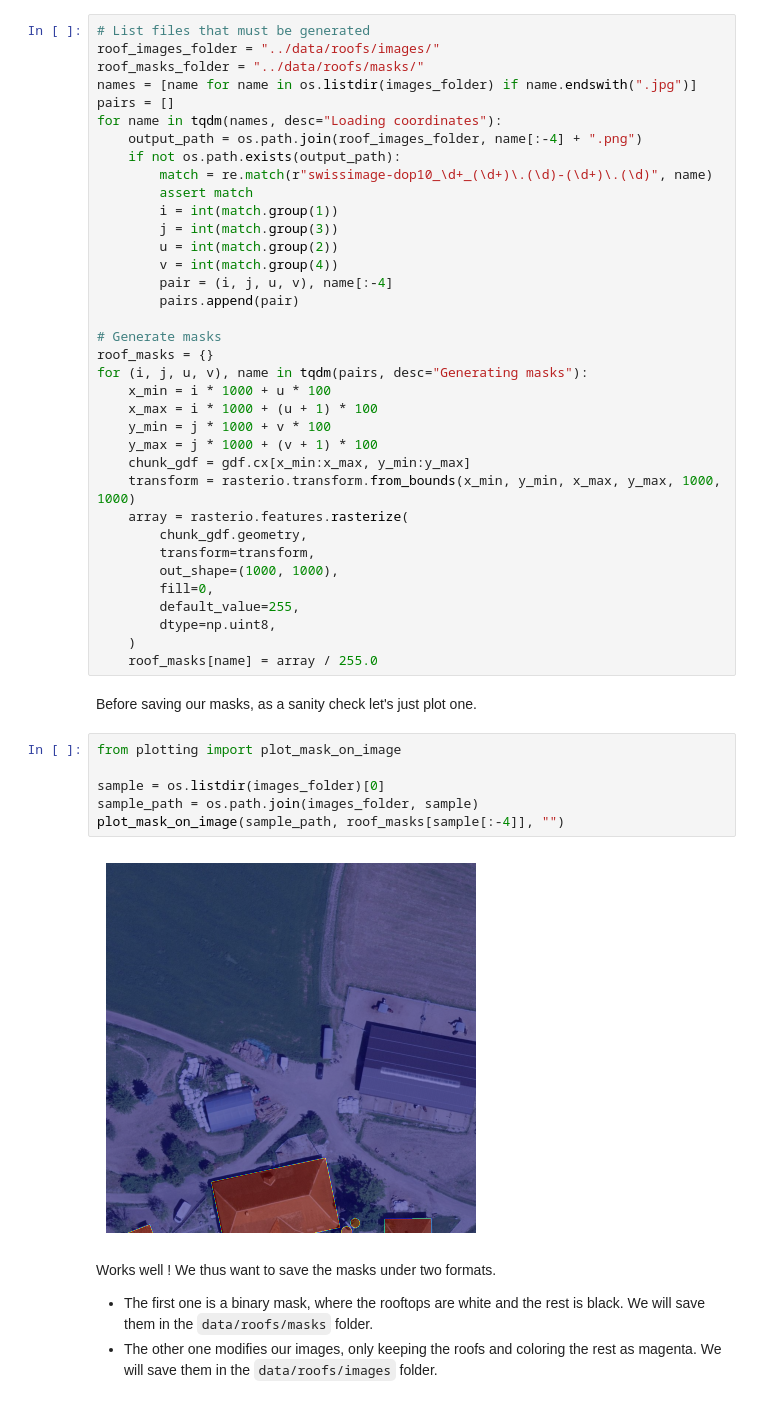
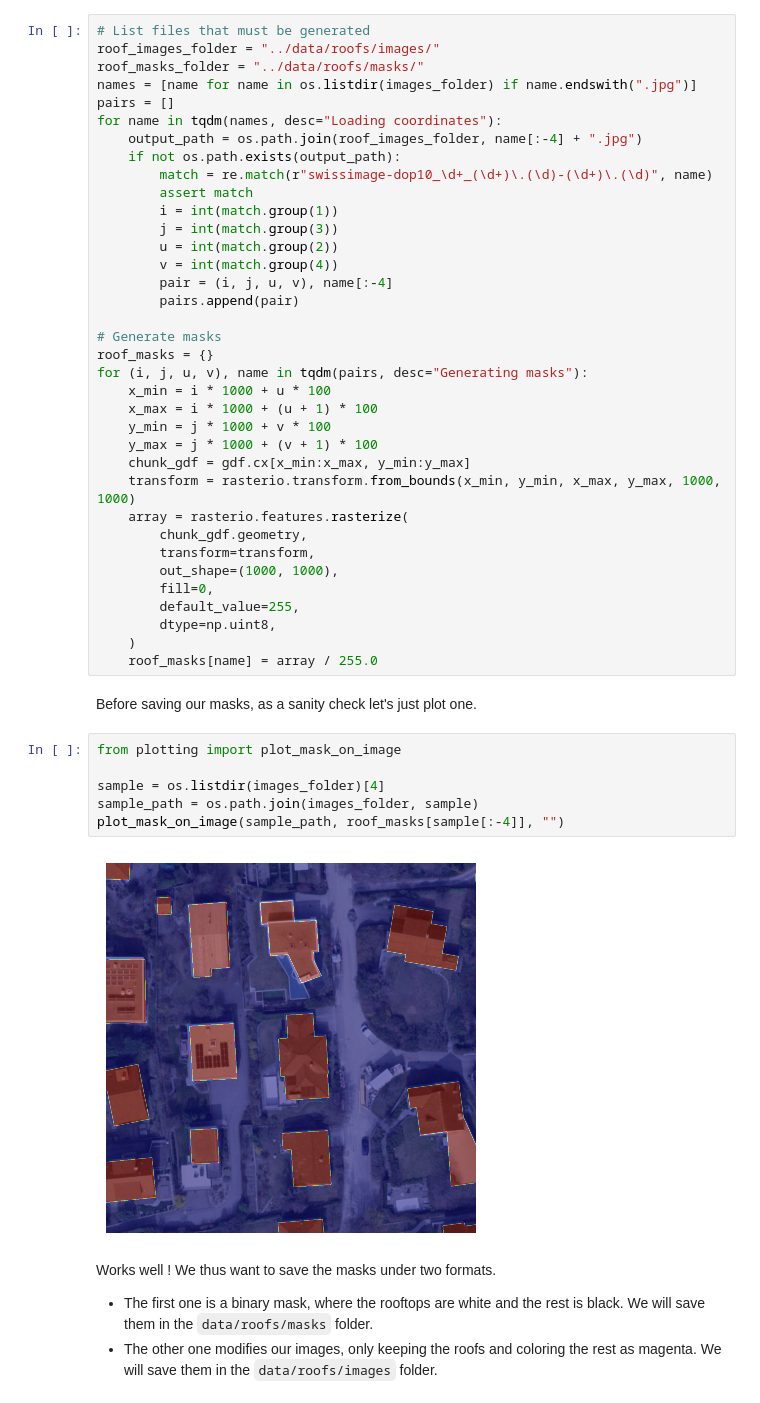
Before and after one commit to jeanprbt/swiss-solar-panel-segmentation, a Jupyter notebook: notebooks/preprocessing.ipynb, the cells around one changed output. Saved outputs shown, nothing was run; the diff lists cells and outputs as text.

```diff
--- a/notebooks/preprocessing.ipynb
+++ b/notebooks/preprocessing.ipynb
@@ -175,7 +175,7 @@ roof_masks_folder = "../data/roofs/masks/"
 names = [name for name in os.listdir(images_folder) if name.endswith(".jpg")]
 pairs = []
 for name in tqdm(names, desc="Loading coordinates"):
-    output_path = os.path.join(roof_images_folder, name[:-4] + ".png")
+    output_path = os.path.join(roof_images_folder, name[:-4] + ".jpg")
     if not os.path.exists(output_path):
         match = re.match(r"swissimage-dop10_\d+_(\d+)\.(\d)-(\d+)\.(\d)", name)
         assert match
@@ -209,11 +209,11 @@ Before saving our masks, as a sanity check let's just plot one.
 # %%
 from plotting import plot_mask_on_image
 
-sample = os.listdir(images_folder)[0]
+sample = os.listdir(images_folder)[4]
 sample_path = os.path.join(images_folder, sample)
 plot_mask_on_image(sample_path, roof_masks[sample[:-4]], "")
 # %% [output]
-[figure, old version]
+[figure, new version]
 # %% [markdown]
 Works well ! We thus want to save the masks under two formats.
 - The first one is a binary mask, where the rooftops are white and the rest is black. We will save them in the `data/roofs/masks` folder.
```
Also changed, not shown: parts of 3 cells of this notebook, 5 other files.
